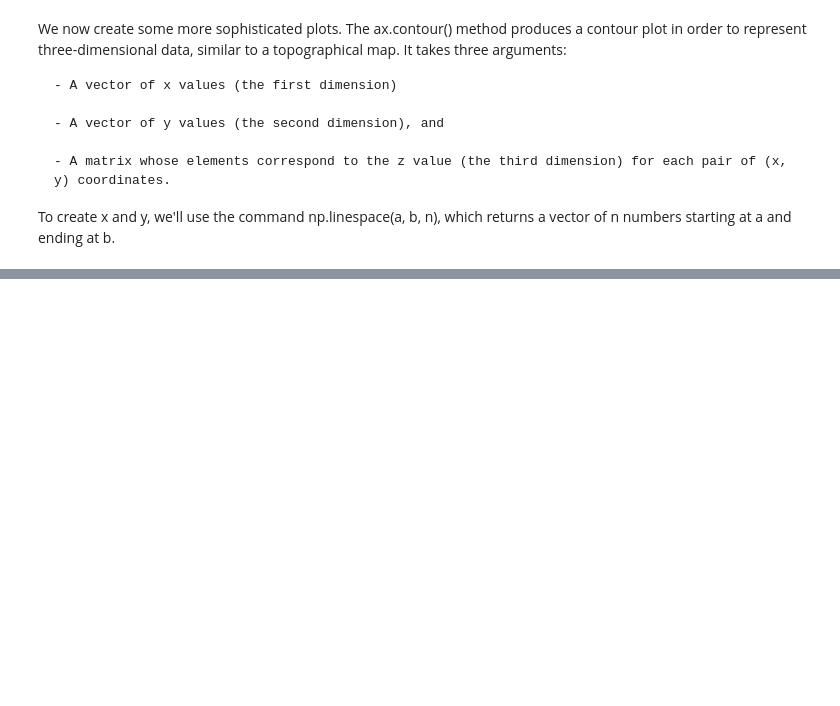
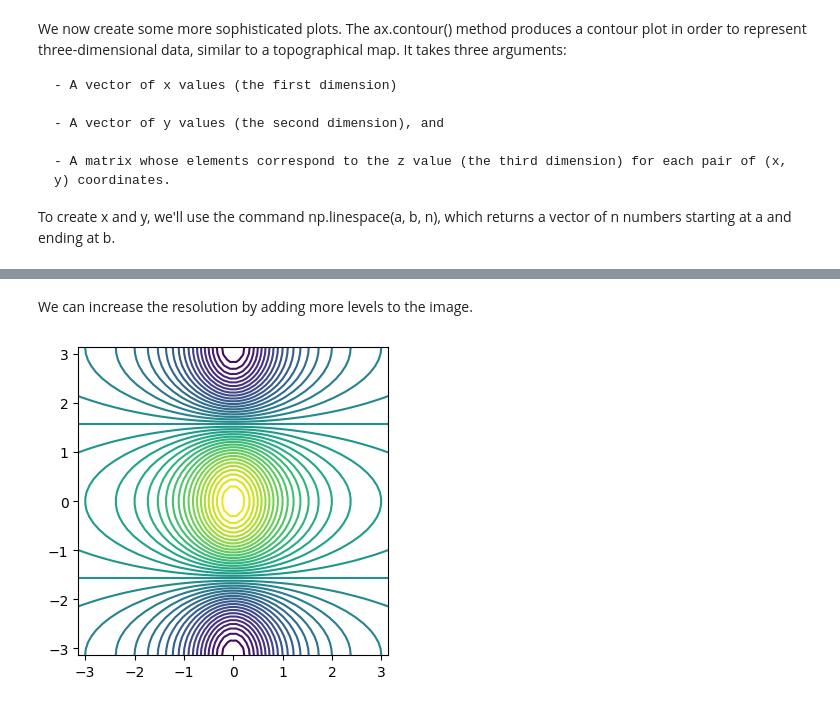
Before and after one commit to Anthonny20/AI-PROJECTS, a Jupyter notebook: ISLP/01_Matplotlib.ipynb, the cells around one changed output, grey strips where cells are left out. Drawn from its saved outputs; the diff is of its cells as text; code cells hidden in the pictures; blank space fills up the shorter version.

```diff
--- a/ISLP/01_Matplotlib.ipynb
+++ b/ISLP/01_Matplotlib.ipynb
@@ -146,0 +139,7 @@ To create x and y, we'll use the command np.linespace(a, b, n), which returns a
+# %% [markdown]
+We can increase the resolution by adding more levels to the image.
+# %%
+fig, ax = subplots(figsize=(4, 4))
+ax.contour(x, y, f, levels=45);
+# %% [output]
+[figure, added]
```
Also changed, not shown: parts of 28 cells of this notebook, 1 other file.
